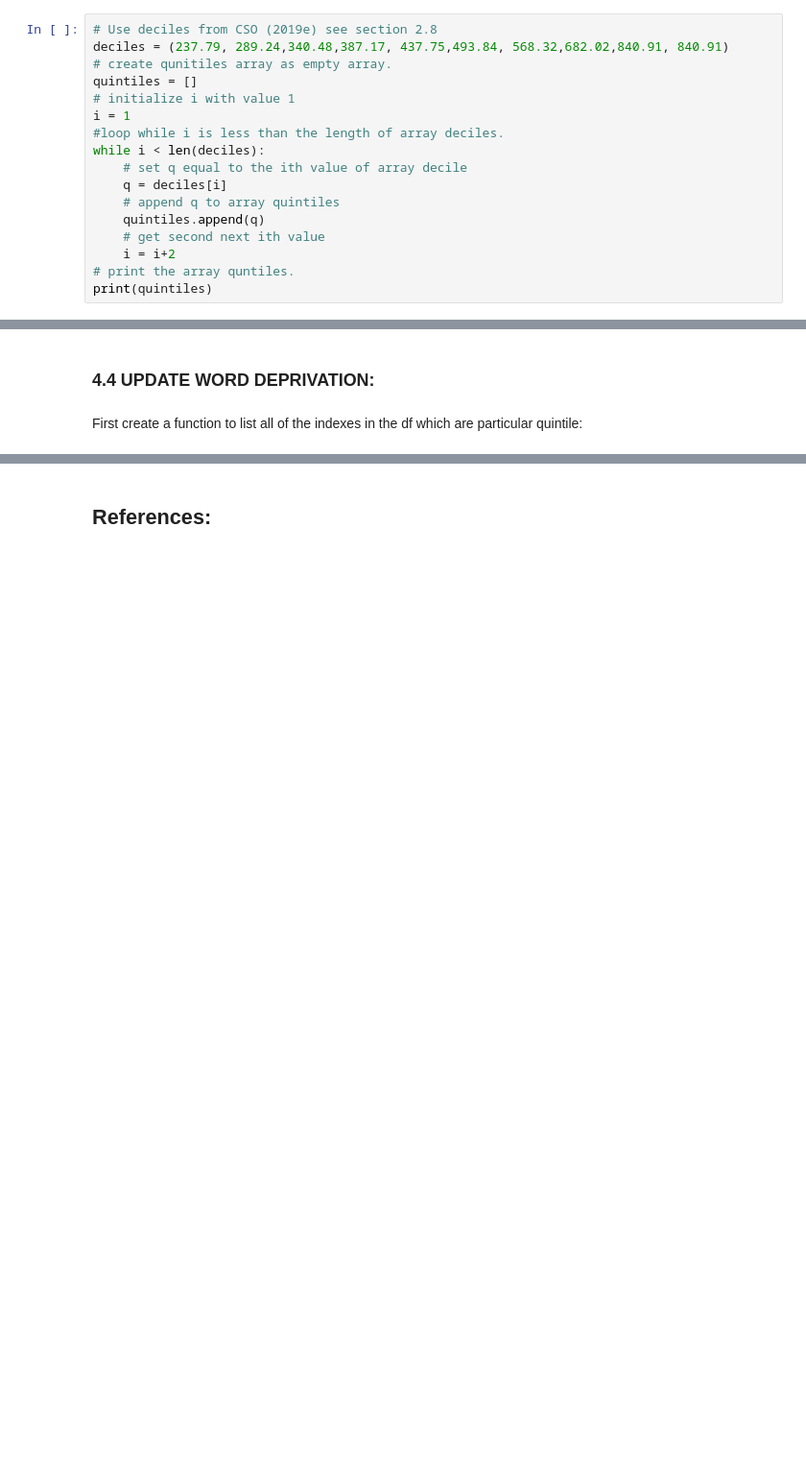
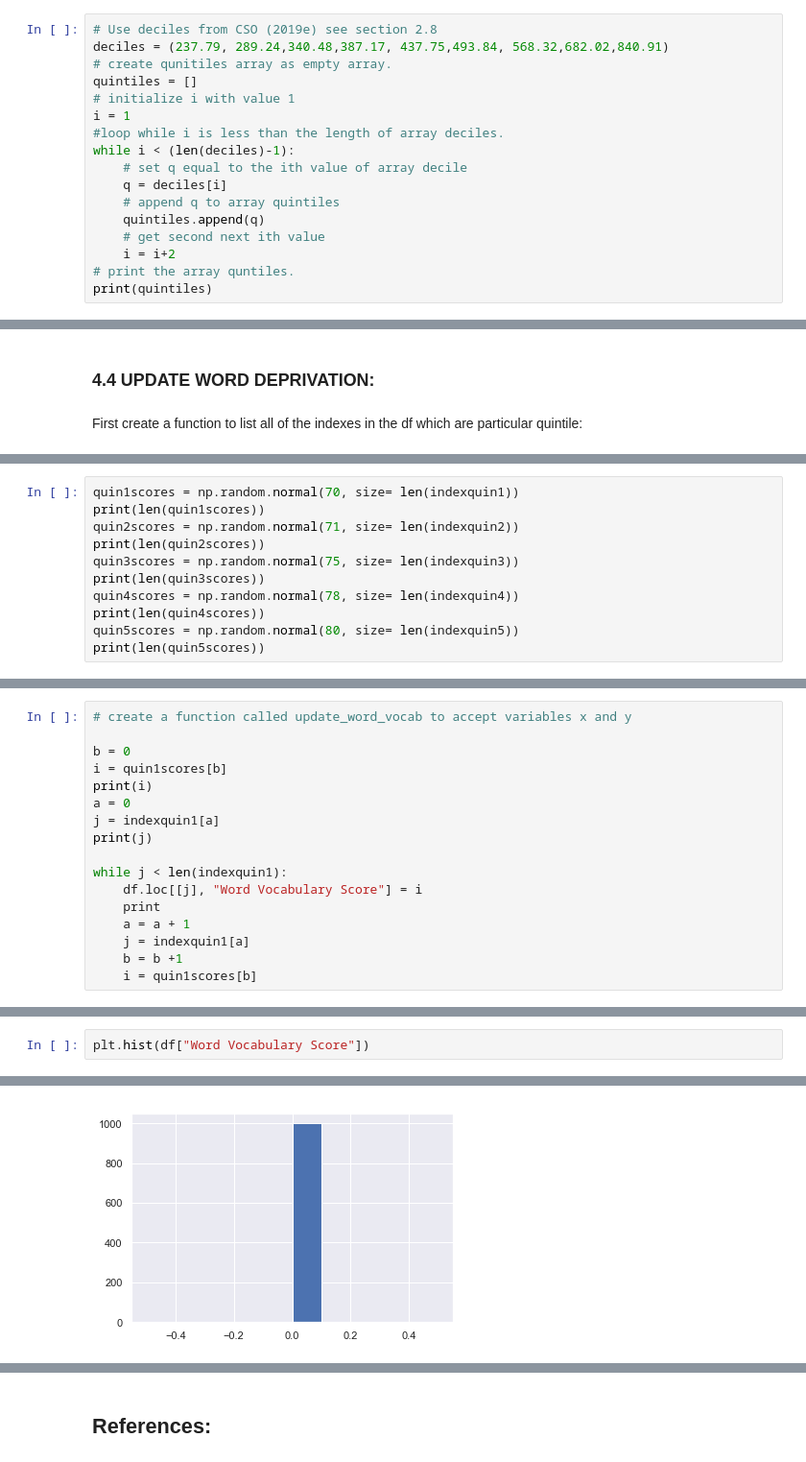
Before and after one commit to fionaoriordan/52465_19_project, a Jupyter notebook: 52465_19_project_dep1.ipynb, the cells around one changed output, grey strips where cells are left out. Shown: that part at 96% size. Drawn from its saved outputs; the diff is of its cells as text; blank space fills up the shorter version.

```diff
--- a/52465_19_project_dep1.ipynb
+++ b/52465_19_project_dep1.ipynb
@@ -335,13 +335,13 @@ len(deprived)
 ### 3.7 CREATE QUINTILES BASED ON DECILES:
 # %%
 # Use deciles from CSO (2019e) see section 2.8
-deciles = (237.79, 289.24,340.48,387.17, 437.75,493.84, 568.32,682.02,840.91, 840.91)
+deciles = (237.79, 289.24,340.48,387.17, 437.75,493.84, 568.32,682.02,840.91)
 # create qunitiles array as empty array.
 quintiles = []
 # initialize i with value 1
 i = 1
 #loop while i is less than the length of array deciles.
-while i < len(deciles):
+while i < (len(deciles)-1):
     # set q equal to the ith value of array decile
     q = deciles[i]
     # append q to array quintiles
@@ -572,0 +594,11 @@ Int64Index([  1,   2,   3,   9,  11,  14,  18,  25,  28,  33,
+# %%
+quin1scores = np.random.normal(70, size= len(indexquin1))
+print(len(quin1scores))
+quin2scores = np.random.normal(71, size= len(indexquin2))
+print(len(quin2scores))
+quin3scores = np.random.normal(75, size= len(indexquin3))
+print(len(quin3scores))
+quin4scores = np.random.normal(78, size= len(indexquin4))
+print(len(quin4scores))
+quin5scores = np.random.normal(80, size= len(indexquin5))
+print(len(quin5scores))
@@ -572,0 +675,17 @@ Int64Index([  1,   2,   3,   9,  11,  14,  18,  25,  28,  33,
+# %%
+# create a function called update_word_vocab to accept variables x and y
+
+b = 0
+i = quin1scores[b]
+print(i)
+a = 0
+j = indexquin1[a]
+print(j)
+
+while j < len(indexquin1):
+    df.loc[[j], "Word Vocabulary Score"] = i
+    print
+    a = a + 1
+    j = indexquin1[a]
+    b = b +1
+    i = quin1scores[b]
@@ -572,0 +713,3 @@ Int64Index([  1,   2,   3,   9,  11,  14,  18,  25,  28,  33,
+# %%
+plt.hist(df["Word Vocabulary Score"])
+# %% [output]
@@ -572,0 +720 @@ Int64Index([  1,   2,   3,   9,  11,  14,  18,  25,  28,  33,
+[figure, added]
```
Also changed, not shown: parts of 25 cells of this notebook.
